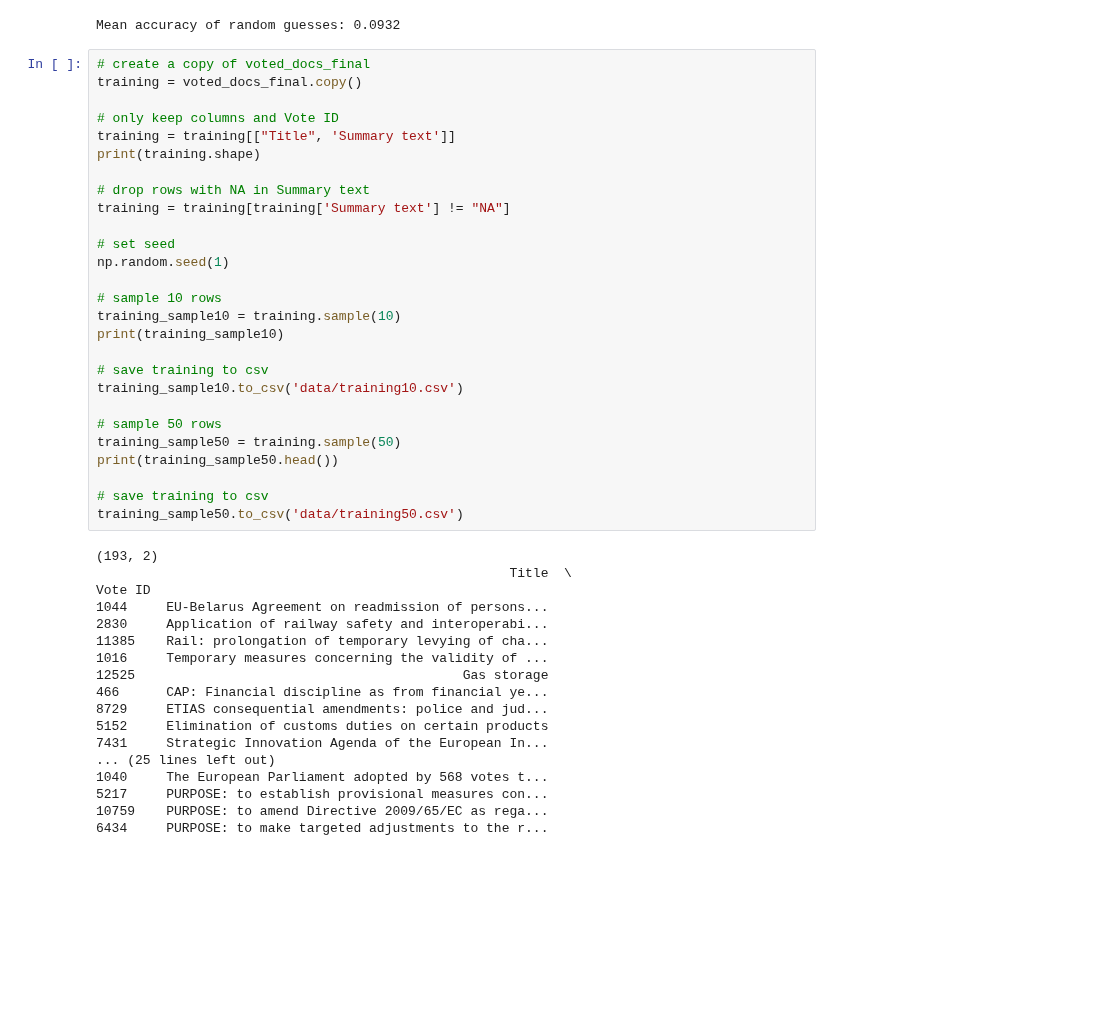
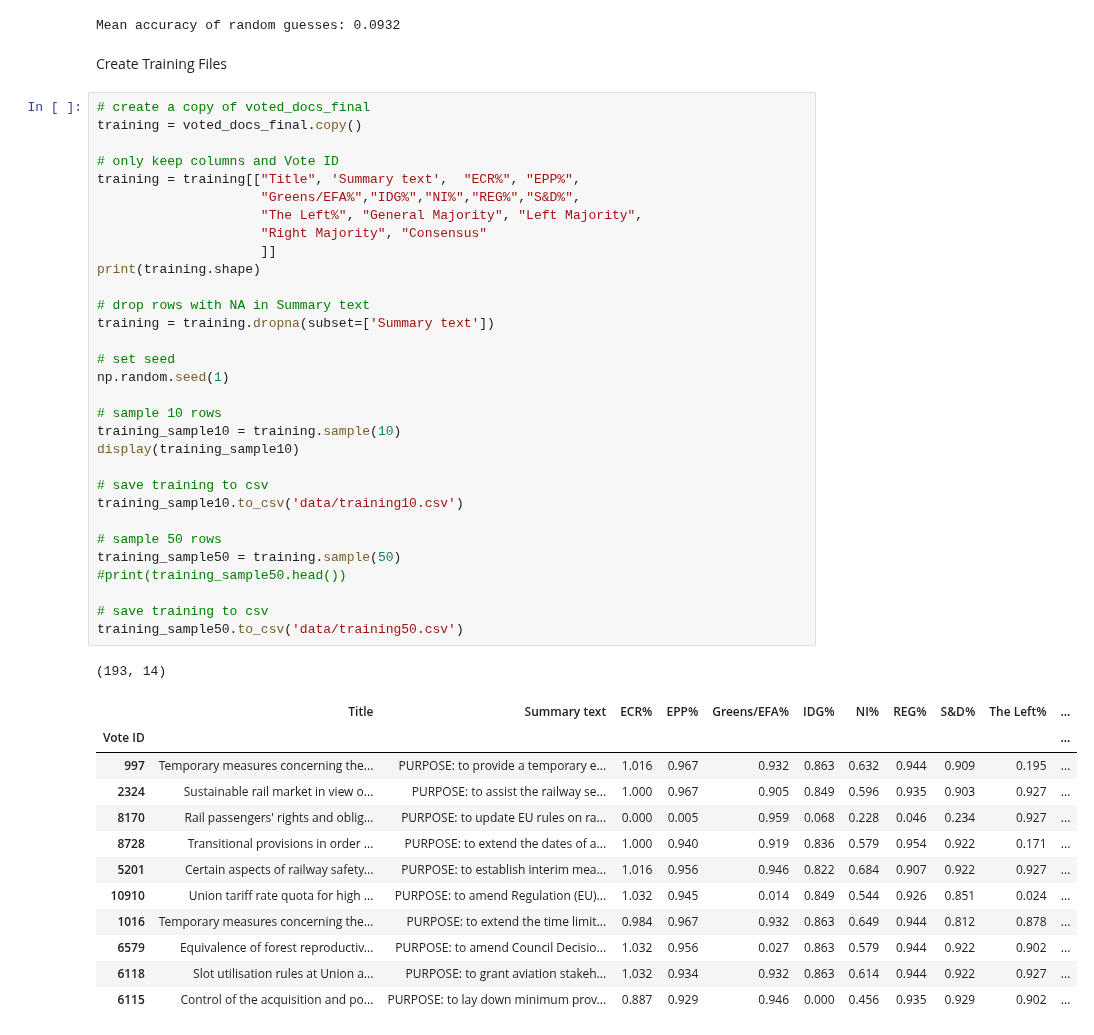
Before and after one commit to izu457/Thesis_Finetuning_GPT3.5_Political_Stance, a Jupyter notebook: Fine-Tuned Classifier.ipynb, the cells around one changed output. Cells and saved outputs as stored; diff of their text form; blank space fills up the shorter version.

```diff
--- a/Fine-Tuned Classifier.ipynb
+++ b/Fine-Tuned Classifier.ipynb
@@ -119,49 +119,51 @@ Vote ID
 294         0     0            0     0    1     0     0          0
 [figure]
 Mean accuracy of random guesses: 0.0932
+# %% [markdown]
+Create Training Files
 # %%
 # create a copy of voted_docs_final
 training = voted_docs_final.copy()
 
 # only keep columns and Vote ID
-training = training[["Title", 'Summary text']]
+training = training[["Title", 'Summary text',  "ECR%", "EPP%",
+                     "Greens/EFA%","IDG%","NI%","REG%","S&D%",
+                     "The Left%", "General Majority", "Left Majority",
+                     "Right Majority", "Consensus"
+                     ]]
 print(training.shape)
 
 # drop rows with NA in Summary text
-training = training[training['Summary text'] != "NA"]
+training = training.dropna(subset=['Summary text'])
 
 # set seed
 np.random.seed(1)
 
 # sample 10 rows
 training_sample10 = training.sample(10)
-print(training_sample10)
+display(training_sample10)
 
 # save training to csv
 training_sample10.to_csv('data/training10.csv')
 
 # sample 50 rows
 training_sample50 = training.sample(50)
-print(training_sample50.head())
+#print(training_sample50.head())
 
 # save training to csv
 training_sample50.to_csv('data/training50.csv')
 # %% [output]
-(193, 2)
-                                                     Title  \
-Vote ID
-1044     EU-Belarus Agreement on readmission of persons...
-2830     Application of railway safety and interoperabi...
-11385    Rail: prolongation of temporary levying of cha...
-1016     Temporary measures concerning the validity of ...
-12525                                          Gas storage
-466      CAP: Financial discipline as from financial ye...
-8729     ETIAS consequential amendments: police and jud...
-5152     Elimination of customs duties on certain products
-7431     Strategic Innovation Agenda of the European In...
-... (25 lines left out)
-1040     The European Parliament adopted by 568 votes t...
-5217     PURPOSE: to establish provisional measures con...
-10759    PURPOSE: to amend Directive 2009/65/EC as rega...
-6434     PURPOSE: to make targeted adjustments to the r...
+(193, 14)
+|  | Title | Summary text | ECR% | EPP% | Greens/EFA% | IDG% | NI% | REG% | S&D% | The Left% | ... |
+| Vote ID |  |  |  |  |  |  |  |  |  |  | ... |
+| 997 | Temporary measures concerning the... | PURPOSE: to provide a temporary e... | 1.016 | 0.967 | 0.932 | 0.863 | 0.632 | 0.944 | 0.909 | 0.195 | ... |
+| 2324 | Sustainable rail market in view o... | PURPOSE: to assist the railway se... | 1.000 | 0.967 | 0.905 | 0.849 | 0.596 | 0.935 | 0.903 | 0.927 | ... |
+| 8170 | Rail passengers' rights and oblig... | PURPOSE: to update EU rules on ra... | 0.000 | 0.005 | 0.959 | 0.068 | 0.228 | 0.046 | 0.234 | 0.927 | ... |
+| 8728 | Transitional provisions in order ... | PURPOSE: to extend the dates of a... | 1.000 | 0.940 | 0.919 | 0.836 | 0.579 | 0.954 | 0.922 | 0.171 | ... |
+| 5201 | Certain aspects of railway safety... | PURPOSE: to establish interim mea... | 1.016 | 0.956 | 0.946 | 0.822 | 0.684 | 0.907 | 0.922 | 0.927 | ... |
+| 10910 | Union tariff rate quota for high ... | PURPOSE: to amend Regulation (EU)... | 1.032 | 0.945 | 0.014 | 0.849 | 0.544 | 0.926 | 0.851 | 0.024 | ... |
+| 1016 | Temporary measures concerning the... | PURPOSE: to extend the time limit... | 0.984 | 0.967 | 0.932 | 0.863 | 0.649 | 0.944 | 0.812 | 0.878 | ... |
+| 6579 | Equivalence of forest reproductiv... | PURPOSE: to amend Council Decisio... | 1.032 | 0.956 | 0.027 | 0.863 | 0.579 | 0.944 | 0.922 | 0.902 | ... |
+| 6118 | Slot utilisation rules at Union a... | PURPOSE: to grant aviation stakeh... | 1.032 | 0.934 | 0.932 | 0.863 | 0.614 | 0.944 | 0.922 | 0.927 | ... |
+| 6115 | Control of the acquisition and po... | PURPOSE: to lay down minimum prov... | 0.887 | 0.929 | 0.946 | 0.000 | 0.456 | 0.935 | 0.929 | 0.902 | ... |
 # %%
```
Also changed, not shown: parts of 6 cells of this notebook, 2 other files.
